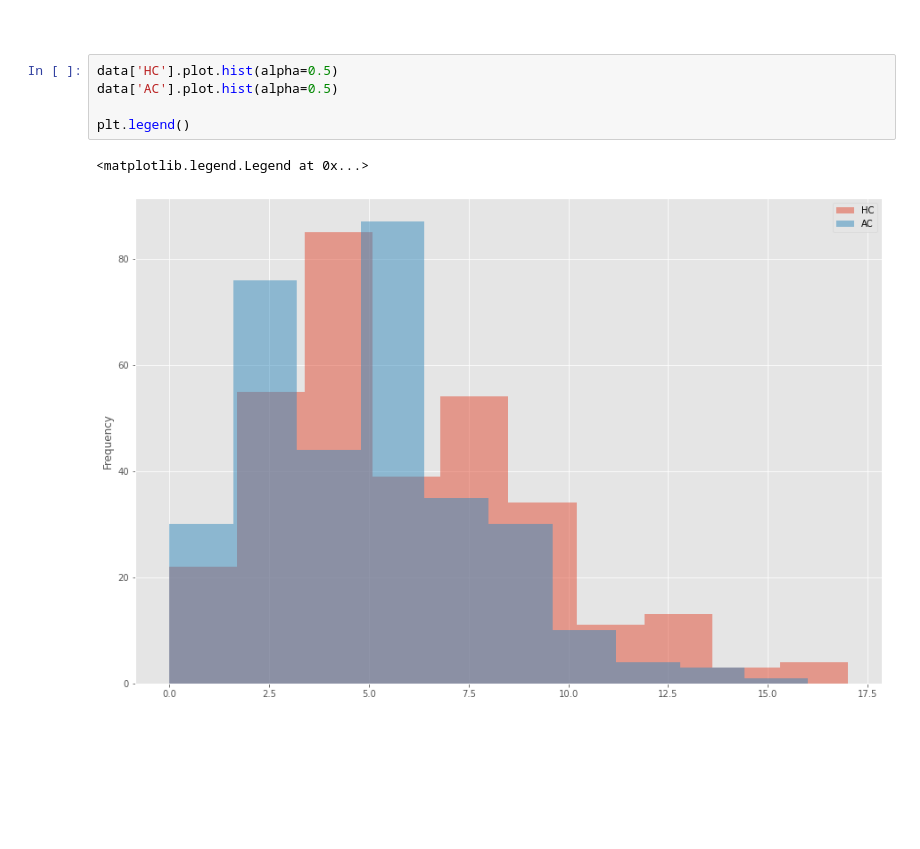
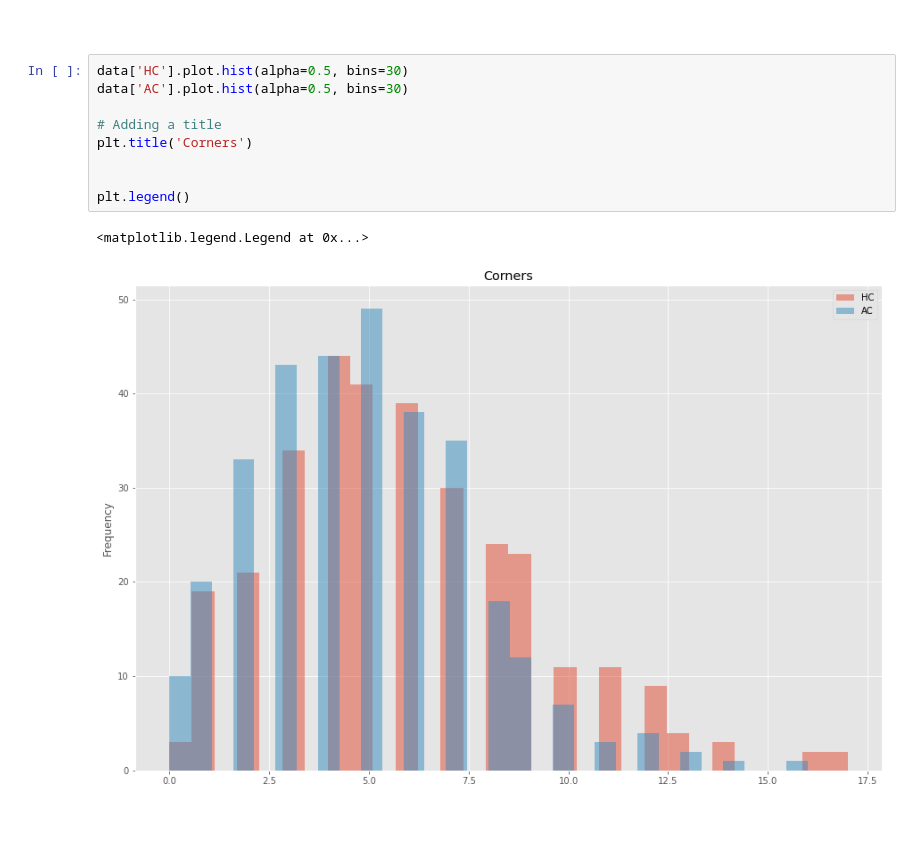
Before and after one commit to kmcd14/ProgrammingDA-project, a Jupyter notebook: data_sim.ipynb, the cells around one changed output. Saved outputs shown, nothing was run; the diff lists cells and outputs as text; blank space fills up the shorter version.

Commit message:
tidying up plots

```diff
--- a/data_sim.ipynb
+++ b/data_sim.ipynb
@@ -621,13 +652,17 @@ data['AST'].mean()
 # %% [markdown]
 <br>
 # %%
-data['HC'].plot.hist(alpha=0.5)
-data['AC'].plot.hist(alpha=0.5)
+data['HC'].plot.hist(alpha=0.5, bins=30)
+data['AC'].plot.hist(alpha=0.5, bins=30)
+
+# Adding a title
+plt.title('Corners')
+
 
 plt.legend()
 # %% [output]
 <matplotlib.legend.Legend at 0x...>
-[figure, old version]
+[figure, new version]
 # %% [markdown]
 <br>
 # %% [markdown]
```
Also changed, not shown: parts of 8 cells of this notebook.
